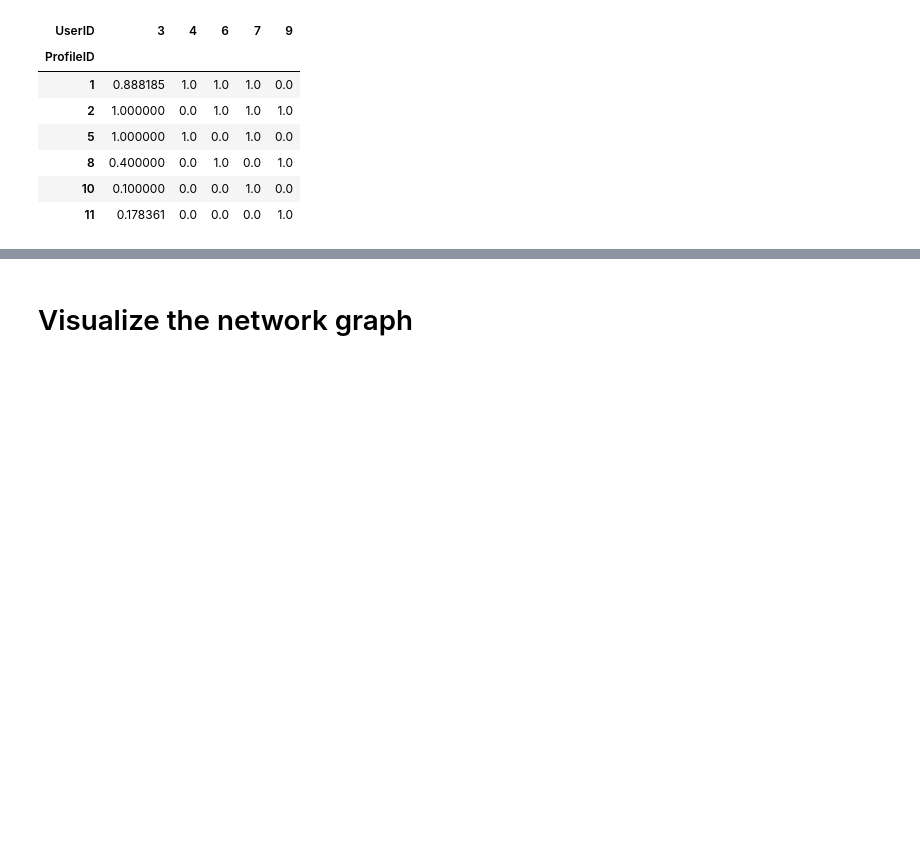
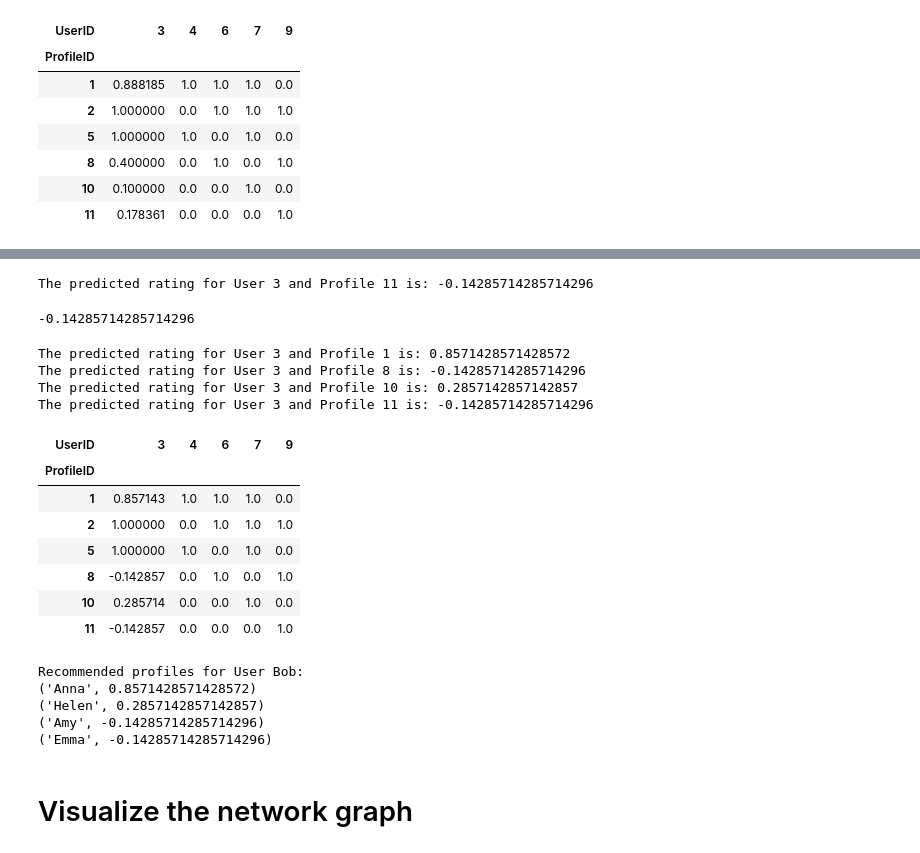
Before and after one commit to IamMrandrew/recommender-system-collaborative-filtering, a Jupyter notebook: RecommenderSystemCollaborativeFiltering.ipynb, the cells around one changed output, grey strips where cells are left out. Saved outputs shown, nothing was run; the diff lists cells and outputs as text; code cells hidden in the pictures; blank space fills up the shorter version.

Commit message:
Added user-based jaccard similarity

```diff
--- a/RecommenderSystemCollaborativeFiltering.ipynb
+++ b/RecommenderSystemCollaborativeFiltering.ipynb
@@ -293,3 +325,81 @@ Recommended profiles for User Bob:
+# %%
+# Predict rating of a user and a profile
+def average(lst):
+    return sum(lst) / len(lst)
+
+def predict_rating_with_neighbor_correlations(user_id, profile_id):
+    # Get the index of target user and profile
+    index_of_profile = user_ratings_df.T.index.tolist().index(profile_id)
+    index_of_user = user_ratings_df.index.tolist().index(user_id)
+
+    # Get the ratings for the user
+    user_ratings = user_ratings_df.iloc[index_of_user].values.tolist()
+
+    # Find the nearest neighbors of the user
+    sim_users, sim_users_distances = findNearestUsersWithJaccard(user_id)
+
+    # Get the ratings for the similar users
+    sim_users_ratings = [user_ratings_df.loc[i].values.tolist() for i in sim_users]
+
+    # Predicted_rating calculaton from: https://towardsdatascience.com/comprehensive-guide-on-item-based-recommendation-systems-d67e40e2b75d
+    numerator = sum([sim_users_distances[i] * (sim_users_ratings[i][index_of_profile] - average(user_ratings_df.loc[sim_users[i]].values.tolist())) for i in range(len(sim_users))])
+    denominator = sum(sim_users_distances)
+
+    predicted_rating = average(user_ratings) + numerator / denominator
+
+    print("The predicted rating for User {}".format(user_id), "and Profile {} is:".format(profile_id), predicted_rating)
+
+    return predicted_rating
+
+predict_rating_with_neighbor_correlations(3, 11)
+# %% [output]
+The predicted rating for User 3 and Profile 11 is: -0.14285714285714296
+-0.14285714285714296
+# %%
+# Recommender system for a user
+predicted_ratings = user_ratings_df.T.copy()
+
+def recommender_system_user_based_CF_Jaccard(user_id):
+    recommendations = []
+
+    for profile_id in predicted_ratings.index:
+
+        # # TODO: Knowing whether the user has viewed the profile or not
+        if user_ratings_df.T.loc[profile_id, user_id] == 0:
+            predicted_ratings.loc[profile_id, user_id] = predict_rating_with_neighbor_correlations(user_id, profile_id)
+            recommendations.append((profile_id, predicted_ratings.loc[profile_id, user_id]))
+
+    return recommendations
+# %%
+# Output recommendations
+user_id = 3
+
+recommendations = recommender_system_item_based_CF(user_id)
+pd.DataFrame(predicted_ratings)
+# %% [output]
+The predicted rating for User 3 and Profile 1 is: 0.8571428571428572
+The predicted rating for User 3 and Profile 8 is: -0.14285714285714296
+The predicted rating for User 3 and Profile 10 is: 0.2857142857142857
+The predicted rating for User 3 and Profile 11 is: -0.14285714285714296
+| UserID | 3 | 4 | 6 | 7 | 9 |
+| ProfileID |  |  |  |  |  |
+| 1 | 0.857143 | 1.0 | 1.0 | 1.0 | 0.0 |
+| 2 | 1.000000 | 0.0 | 1.0 | 1.0 | 1.0 |
+| 5 | 1.000000 | 1.0 | 0.0 | 1.0 | 0.0 |
+| 8 | -0.142857 | 0.0 | 1.0 | 0.0 | 1.0 |
+| 10 | 0.285714 | 0.0 | 0.0 | 1.0 | 0.0 |
+| 11 | -0.142857 | 0.0 | 0.0 | 0.0 | 1.0 |
+# %%
+print("Recommended profiles for User {}:".format(info.loc[info["UserID"] == user_id, "Name"].values[0]))
+
+for profile_id, predicted_rating in sorted(recommendations, key=lambda x: x[1], reverse=True):
+    print((info.loc[info["UserID"] == profile_id, "Name"].values[0], predicted_rating))
+# %% [output]
+Recommended profiles for User Bob:
+('Anna', 0.8571428571428572)
+('Helen', 0.2857142857142857)
+('Amy', -0.14285714285714296)
+('Emma', -0.14285714285714296)
 # %% [markdown]
 # Visualize the network graph
 # %% [markdown]
```
Also changed, not shown: parts of 4 cells of this notebook.
